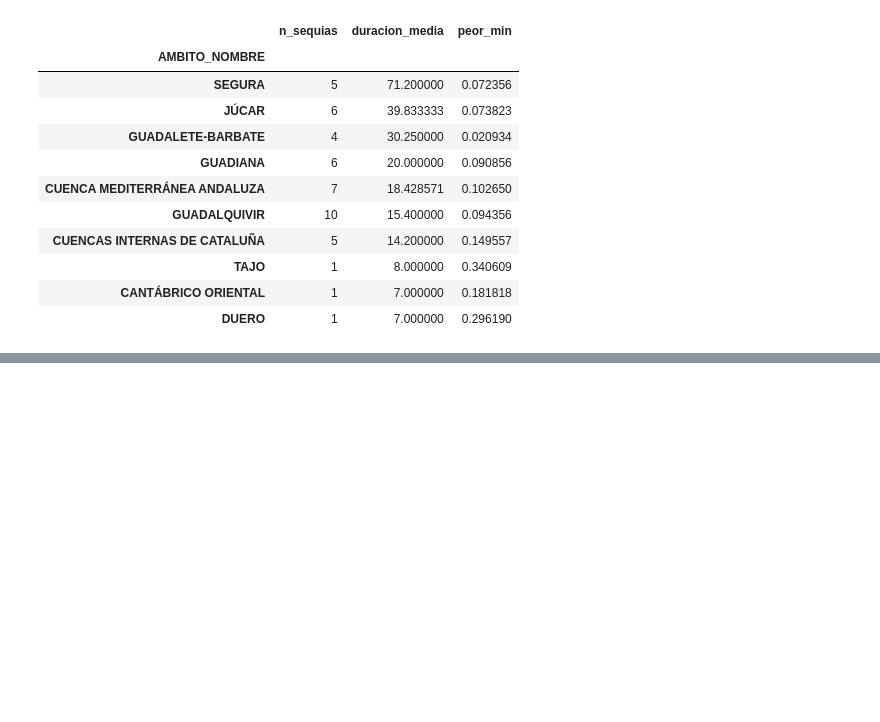
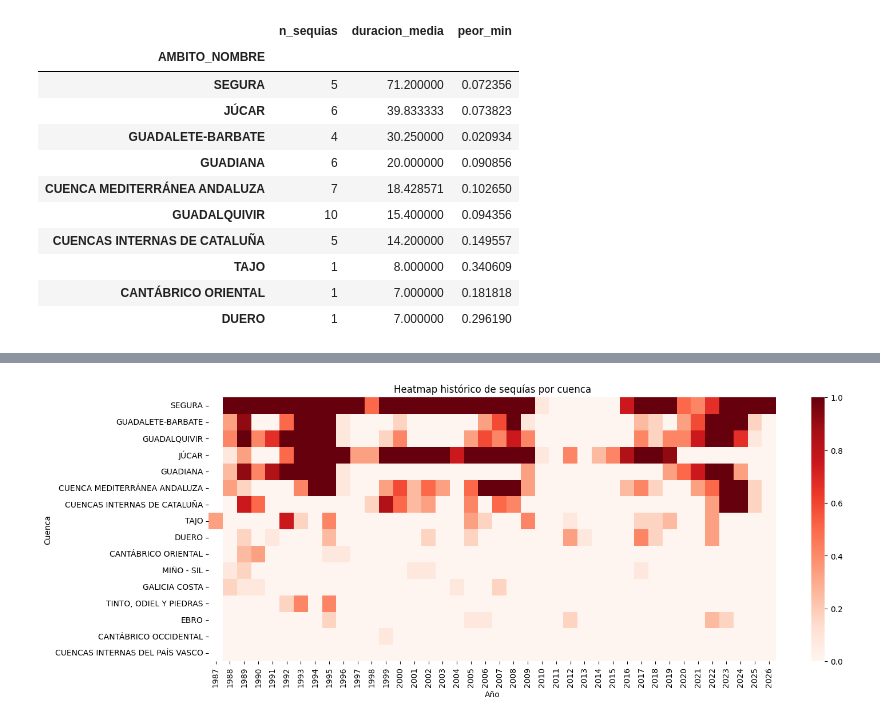
Before and after one commit to plorenab/water-stress-forecast-spain, a Jupyter notebook: notebook/EDA.ipynb, the cells around one changed output, grey strips where cells are left out. Saved outputs shown, nothing was run; the diff lists cells and outputs as text; code cells hidden in the pictures; blank space fills up the shorter version.

```diff
--- a/notebook/EDA.ipynb
+++ b/notebook/EDA.ipynb
@@ -276,0 +462,12 @@ plt.show()
+# %%
+# Crear columna AÑO
+df["AÑO"] = df["FECHA"].dt.year
+# %%
+# Calcular frecuencia de sequía por año
+df_sequia_anual = (
+    df
+    .groupby(["AMBITO_NOMBRE","AÑO"])["SEQUIA"]
+    .mean()
+    .reset_index()
+)
+df_sequia_anual
@@ -276,0 +488,30 @@ plt.show()
+# %%
+# Convertir a matriz
+heatmap_sequia = df_sequia_anual.pivot(
+    index="AMBITO_NOMBRE",
+    columns="AÑO",
+    values="SEQUIA"
+)
+# %%
+heatmap_sequia = heatmap_sequia.loc[ranking.index]
+heatmap_sequia
+# %%
+import seaborn as sns
+import matplotlib.pyplot as plt
+
+plt.figure(figsize=(16,6))
+
+sns.heatmap(
+    heatmap_sequia,
+    cmap="Reds",
+    vmin=0,
+    vmax=1
+)
+
+plt.title("Heatmap histórico de sequías por cuenca")
+plt.xlabel("Año")
+plt.ylabel("Cuenca")
+
+plt.show()
+# %% [output]
+[figure, added]
```
Also changed, not shown: parts of 13 cells of this notebook.
